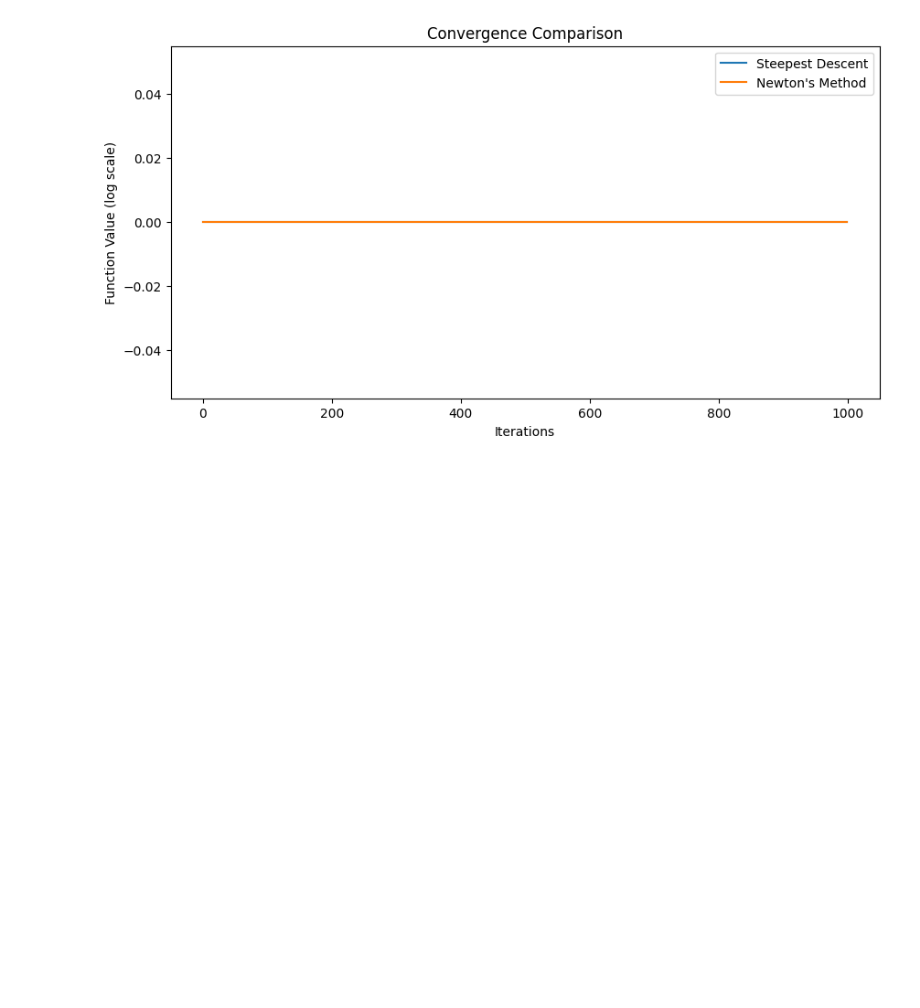
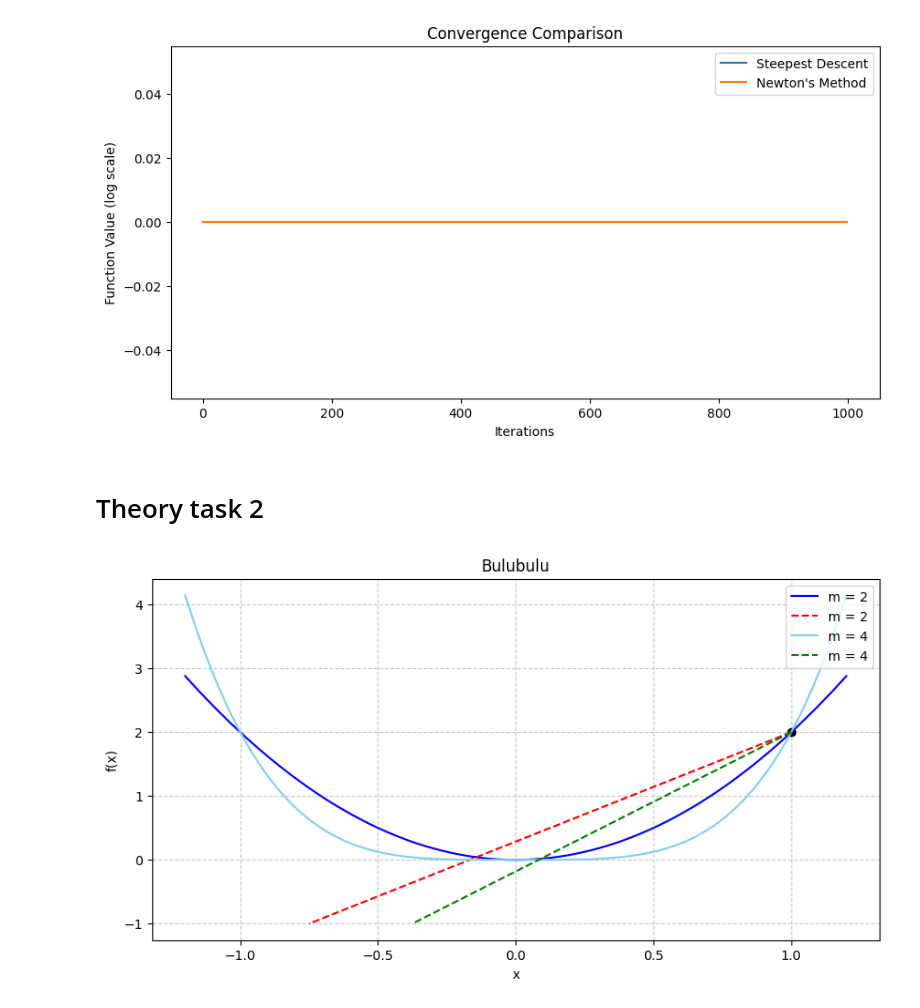
Before and after one commit to mVigholt/NO, a Jupyter notebook: Week 2/Assignment_Notebook.ipynb, the cells around one changed output. Drawn from its saved outputs; the diff is of its cells as text; code cells hidden in the pictures; blank space fills up the shorter version.

```diff
--- a/Week 2/Assignment_Notebook.ipynb
+++ b/Week 2/Assignment_Notebook.ipynb
@@ -329,3 +329,53 @@ res_nm, hist_nm = newtons_method(f1, df1, Hf1, x0)
 plot_convergence([hist_sd, hist_nm], ["Steepest Descent", "Newton's Method"])
 # %% [output]
 [figure]
+# %% [markdown]
+# Theory task 2
+# %%
+import numpy as np
+import matplotlib.pyplot as plt
+
+c1 = 1/3
+a = 2
+
+def Blue(x,a,m):
+    return a*(x**m)
+
+def Red(x,a,m,c1):
+    #return a*(x**m) + c1 * (1-m) * (a**3) * (m**3) * (x**(3*m-4))
+    return -1 / (c1*a*m*(x**(m-1)))
+
+
+line_styles = ['-', '--', ':', '-.']
+
+plt.figure(figsize=(10, 5))
+X = np.linspace(-1.2, 1.2, 100)
+plt.plot(1, Blue(1,a,2),
+        label="",
+        color="black",
+        marker='o')
+plt.plot(X, [Blue(x,a,2) for x in X],
+        label="m = 2",
+        color="blue",
+        linestyle="-")
+plt.plot((1, Red(1,a,2,c1)), (Blue(1,a,2), -1),
+        label="m = 2",
+        color="red",
+        linestyle="--")
+plt.plot(X, [Blue(x,a,4) for x in X],
+        label="m = 4",
+        color="skyblue",
+        linestyle="-")
+plt.plot((1, Red(1,a,4,c1)), (Blue(1,a,4), -1),
+        label="m = 4",
+        color="green",
+        linestyle="--")
+plt.legend(loc='upper right')#, fontsize=12)
+plt.title(f"Bulubulu")#, fontsize=24)
+plt.xlabel("x")#, fontsize=20)
+plt.ylabel("f(x)")#, fontsize=20)
+plt.grid(True, which='major', linestyle='--', alpha=0.7)
+#plt.grid(False, which='minor')
+plt.show()
+# %% [output]
+[figure, added]
```
Also changed, not shown: 2 other files.
